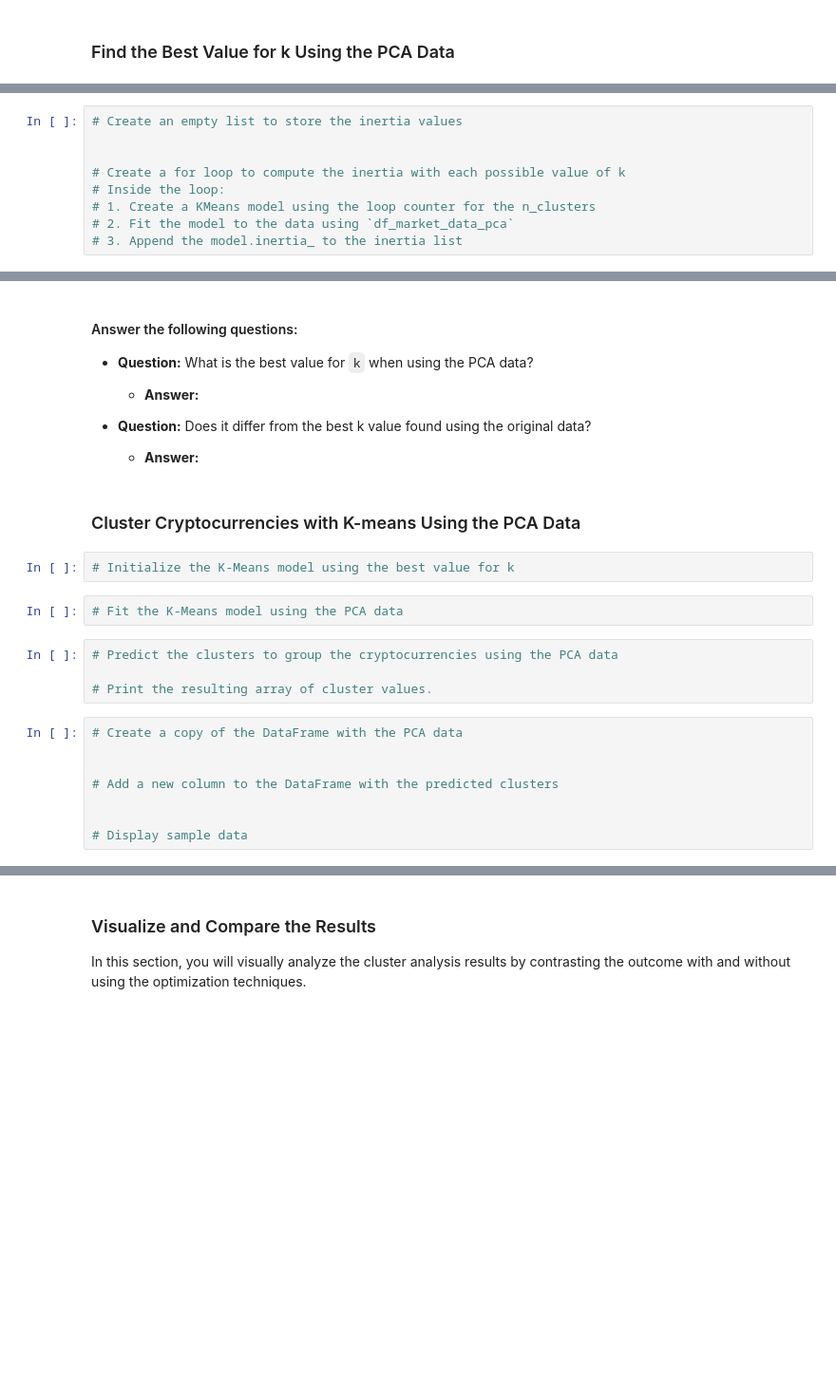
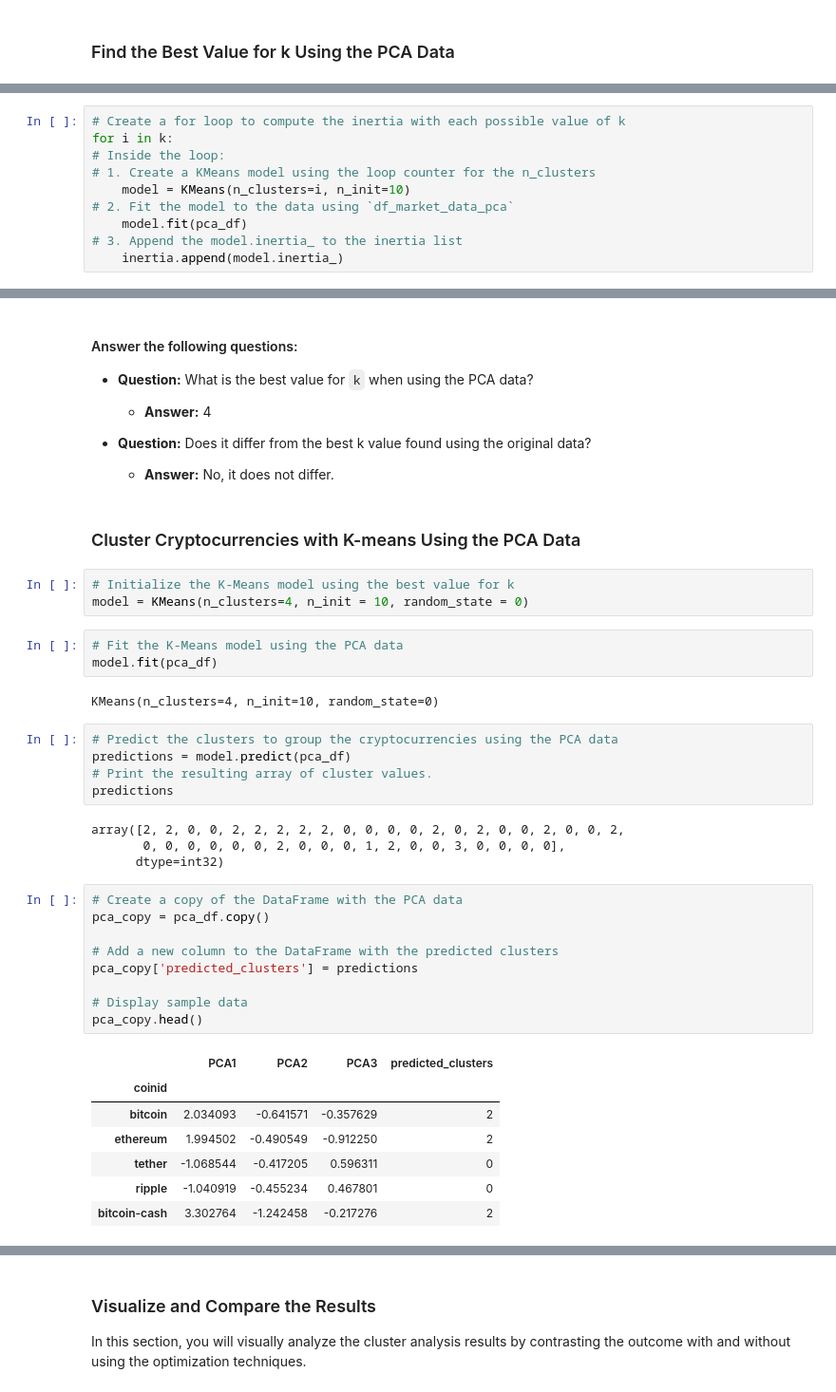
Before and after one commit to HomarOrtiz/CryptoClustering, a Jupyter notebook: Crypto_Clustering.ipynb, the cells around one changed output, grey strips where cells are left out. Shown: that part at 95% size. Drawn from its saved outputs; the diff is of its cells as text; blank space fills up the shorter version.

```diff
--- a/Crypto_Clustering.ipynb
+++ b/Crypto_Clustering.ipynb
@@ -245,11 +271,12 @@ scaled_df_copy.hvplot.scatter(
 # %%
-# Create an empty list to store the inertia values
-
-
 # Create a for loop to compute the inertia with each possible value of k
+for i in k:
 # Inside the loop:
 # 1. Create a KMeans model using the loop counter for the n_clusters
+    model = KMeans(n_clusters=i, n_init=10)
 # 2. Fit the model to the data using `df_market_data_pca`
+    model.fit(pca_df)
 # 3. Append the model.inertia_ to the inertia list
+    inertia.append(model.inertia_)
 # %%
 # Create a dictionary with the data to plot the Elbow curve
@@ -263,30 +307,48 @@ scaled_df_copy.hvplot.scatter(
 
 * **Question:** What is the best value for `k` when using the PCA data?
 
-  * **Answer:**
+  * **Answer:** 4
 
 
 * **Question:** Does it differ from the best k value found using the original data?
 
-  * **Answer:**
+  * **Answer:** No, it does not differ.
 # %% [markdown]
 ### Cluster Cryptocurrencies with K-means Using the PCA Data
 # %%
 # Initialize the K-Means model using the best value for k
+model = KMeans(n_clusters=4, n_init = 10, random_state = 0)
 # %%
 # Fit the K-Means model using the PCA data
+model.fit(pca_df)
+# %% [output]
+KMeans(n_clusters=4, n_init=10, random_state=0)
 # %%
 # Predict the clusters to group the cryptocurrencies using the PCA data
-
+predictions = model.predict(pca_df)
 # Print the resulting array of cluster values.
+predictions
+# %% [output]
+array([2, 2, 0, 0, 2, 2, 2, 2, 2, 0, 0, 0, 0, 2, 0, 2, 0, 0, 2, 0, 0, 2,
+       0, 0, 0, 0, 0, 0, 2, 0, 0, 0, 1, 2, 0, 0, 3, 0, 0, 0, 0],
+      dtype=int32)
 # %%
 # Create a copy of the DataFrame with the PCA data
-
+pca_copy = pca_df.copy()
 
 # Add a new column to the DataFrame with the predicted clusters
-
+pca_copy['predicted_clusters'] = predictions
 
 # Display sample data
+pca_copy.head()
+# %% [output]
+|  | PCA1 | PCA2 | PCA3 | predicted_clusters |
+| coinid |  |  |  |  |
+| bitcoin | 2.034093 | -0.641571 | -0.357629 | 2 |
+| ethereum | 1.994502 | -0.490549 | -0.912250 | 2 |
+| tether | -1.068544 | -0.417205 | 0.596311 | 0 |
+| ripple | -1.040919 | -0.455234 | 0.467801 | 0 |
+| bitcoin-cash | 3.302764 | -1.242458 | -0.217276 | 2 |
 # %%
 # Create a scatter plot using hvPlot by setting
 # `x="PC1"` and `y="PC2"`.
```
Also changed, not shown: parts of 19 cells of this notebook.
